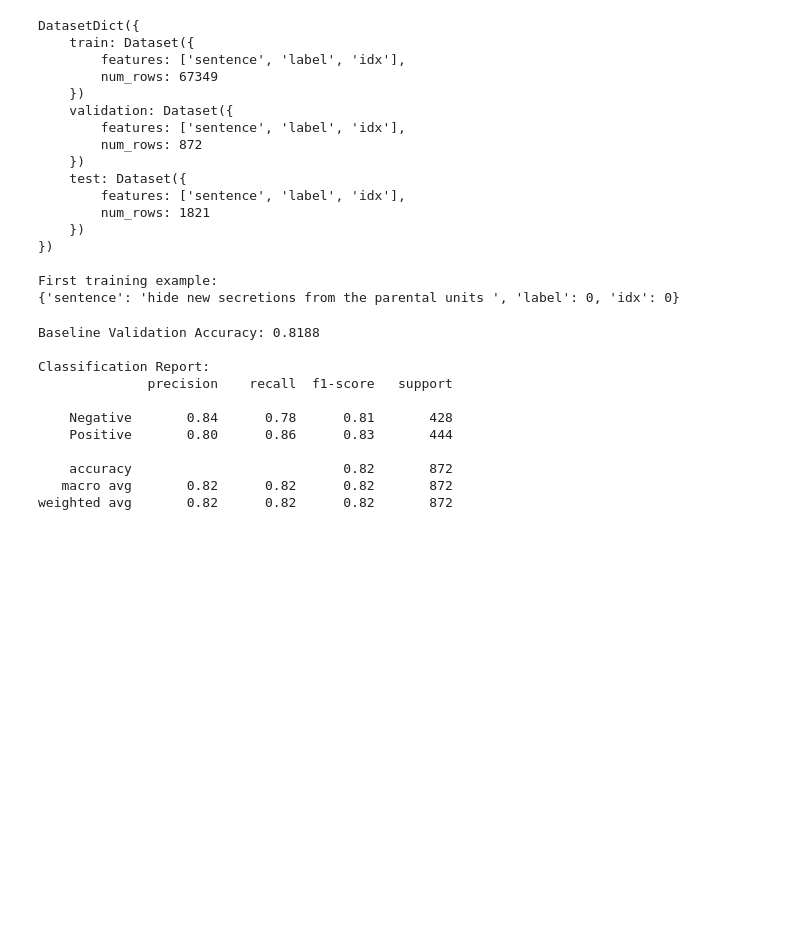
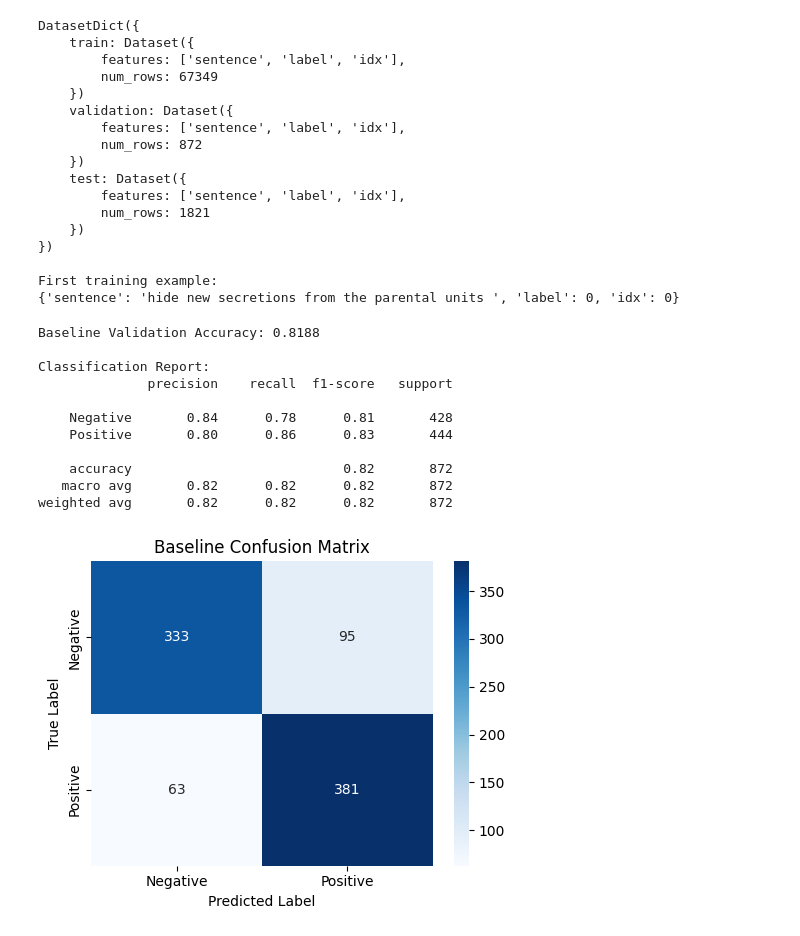
Before and after one commit to FathimaAz-ha/few-shot-sentiment, a Jupyter notebook: baseline_experiment.ipynb, the cells around one changed output. Drawn from its saved outputs; the diff is of its cells as text; code cells hidden in the pictures; blank space fills up the shorter version.

Commit message:
Add result visualizations (performance, errors, confusion matrix) and embed in README

```diff
--- a/baseline_experiment.ipynb
+++ b/baseline_experiment.ipynb
@@ -74,3 +74,23 @@ Classification Report:
     accuracy                           0.82       872
    macro avg       0.82      0.82      0.82       872
 weighted avg       0.82      0.82      0.82       872
+# %%
+import matplotlib.pyplot as plt
+import seaborn as sns
+from sklearn.metrics import confusion_matrix
+
+cm = confusion_matrix(y_val, y_pred)
+
+plt.figure(figsize=(5, 4))
+sns.heatmap(cm, annot=True, fmt='d', cmap='Blues',
+            xticklabels=["Negative", "Positive"],
+            yticklabels=["Negative", "Positive"])
+plt.title("Baseline Confusion Matrix")
+plt.ylabel("True Label")
+plt.xlabel("Predicted Label")
+
+plt.tight_layout()
+plt.savefig("results/baseline_confusion_matrix.png", dpi=300)
+plt.show()
+# %% [output]
+[figure, added]
```
Also changed, not shown: 6 other files.
